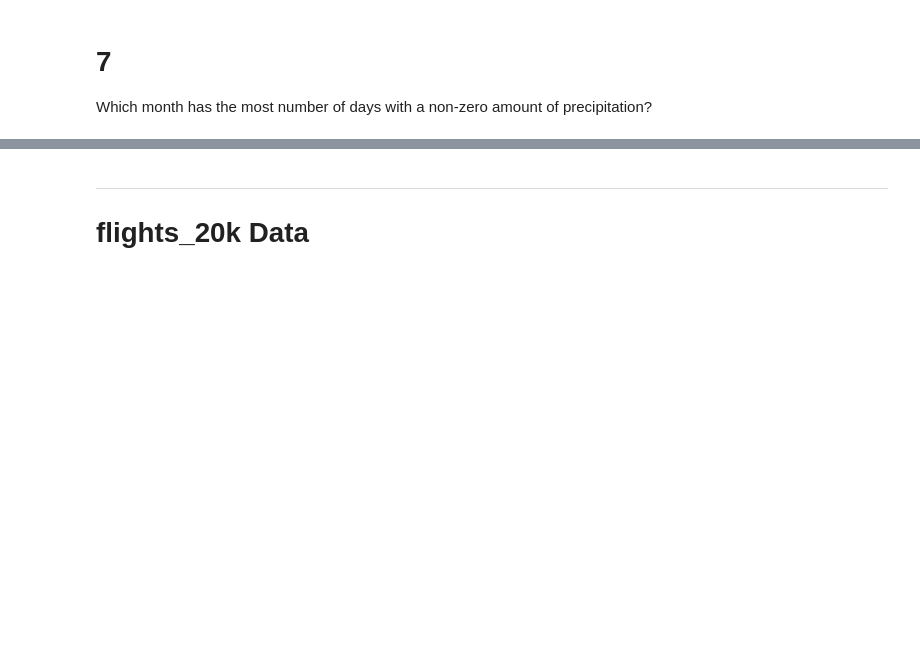
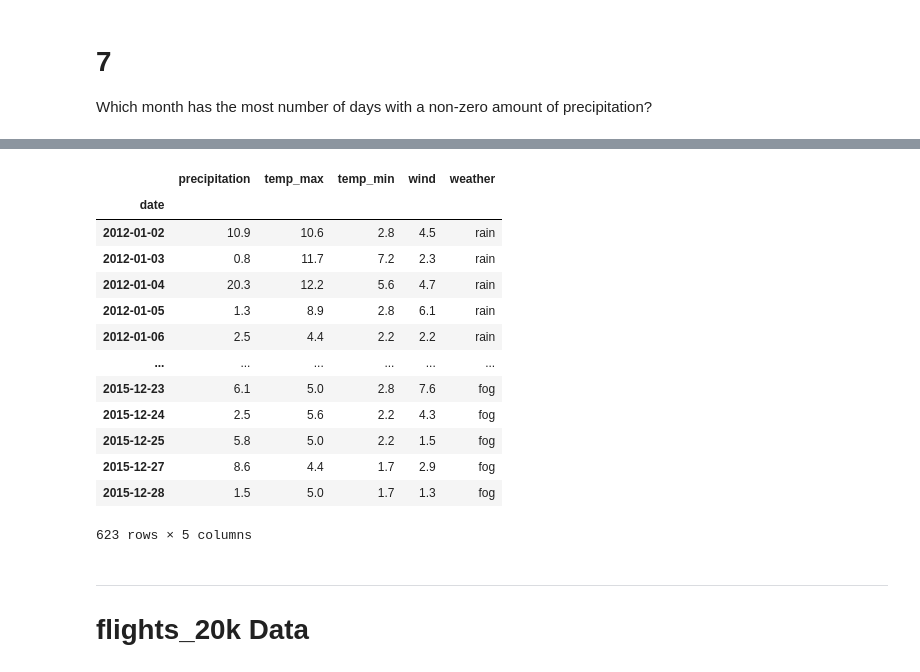
Before and after one commit to VelasquezAlejandro044/time-series-exercises, a Jupyter notebook: working_with_time_series_data.ipynb, the cells around one changed output, grey strips where cells are left out. Cells and saved outputs as stored; diff of their text form; code cells hidden in the pictures; blank space fills up the shorter version.

```diff
--- a/working_with_time_series_data.ipynb
+++ b/working_with_time_series_data.ipynb
@@ -403,3 +438,7 @@ In which month does it rain the most?
 # %% [markdown]
 # 7
 Which month has the most number of days with a non-zero amount of precipitation?
+# %%
+# create adata frame where all records have precipitation greater than 0
+precipitation_0 = seattle_weather[seattle_weather.precipitation > 0]
+precipitation_0.head()
@@ -405,0 +453,18 @@ Which month has the most number of days with a non-zero amount of precipitation?
+# %%
+precipitation_0.precipitation.resample('m')
+precipitation_0
+# %% [output]
+|  | precipitation | temp_max | temp_min | wind | weather |
+| date |  |  |  |  |  |
+| 2012-01-02 | 10.9 | 10.6 | 2.8 | 4.5 | rain |
+| 2012-01-03 | 0.8 | 11.7 | 7.2 | 2.3 | rain |
+| 2012-01-04 | 20.3 | 12.2 | 5.6 | 4.7 | rain |
+| 2012-01-05 | 1.3 | 8.9 | 2.8 | 6.1 | rain |
+| 2012-01-06 | 2.5 | 4.4 | 2.2 | 2.2 | rain |
+| ... | ... | ... | ... | ... | ... |
+| 2015-12-23 | 6.1 | 5.0 | 2.8 | 7.6 | fog |
+| 2015-12-24 | 2.5 | 5.6 | 2.2 | 4.3 | fog |
+| 2015-12-25 | 5.8 | 5.0 | 2.2 | 1.5 | fog |
+| 2015-12-27 | 8.6 | 4.4 | 1.7 | 2.9 | fog |
+| 2015-12-28 | 1.5 | 5.0 | 1.7 | 1.3 | fog |
+623 rows × 5 columns
```
Also changed, not shown: parts of 17 cells of this notebook, 7 other files.
